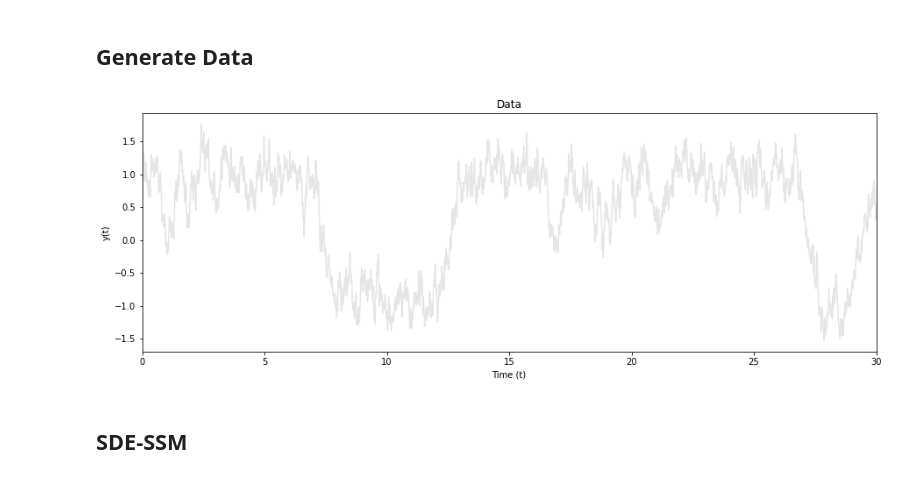
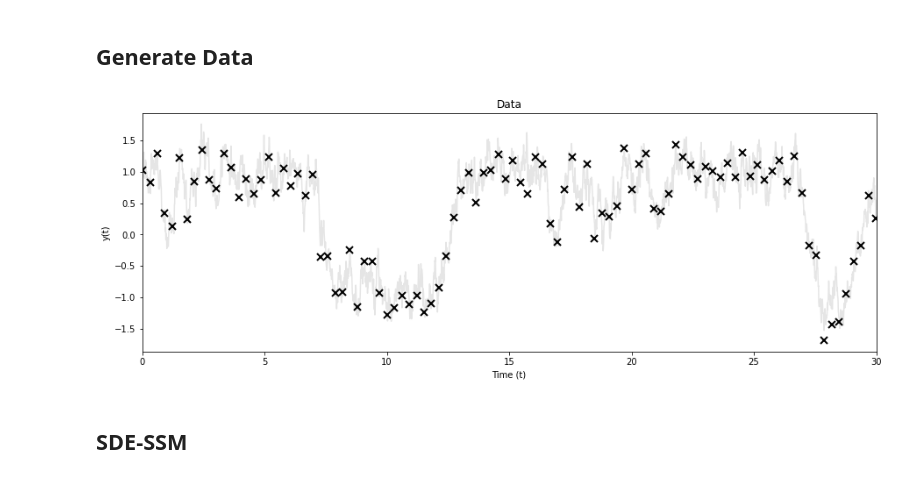
Before and after one commit to secondmind-labs/markovflow, a Jupyter notebook: docs/sde/dw/notebooks/linearize_prior.ipynb, the cells around one changed output. Drawn from its saved outputs; the diff is of its cells as text; code cells hidden in the pictures.

```diff
--- a/docs/sde/dw/notebooks/linearize_prior.ipynb
+++ b/docs/sde/dw/notebooks/linearize_prior.ipynb
@@ -67,13 +67,14 @@ obs_vals, obs_grid, latent_process, time_grid, _, _, _ = generate_dw_data(q=q, x
 # %%
 plt.rcParams["figure.figsize"] = [15, 5]
 plt.plot(time_grid, tf.reshape(latent_process, (-1)), label="Latent Process", alpha=0.2, color="gray")
+plt.plot(obs_grid.numpy().reshape(-1), obs_vals.numpy().reshape(-1), 'kx', ms=8, mew=2, label="Observations (Y)")
 plt.xlabel("Time (t)")
 plt.ylabel("y(t)")
 plt.xlim([t0, t1])
 plt.title("Data")
 plt.show()
 # %% [output]
-[figure, old version]
+[figure, new version]
 # %%
 # Prior SDE
 true_q = q * tf.ones((1, 1), dtype=DTYPE)
```
Also changed, not shown: parts of 9 cells of this notebook, 2 other files.
